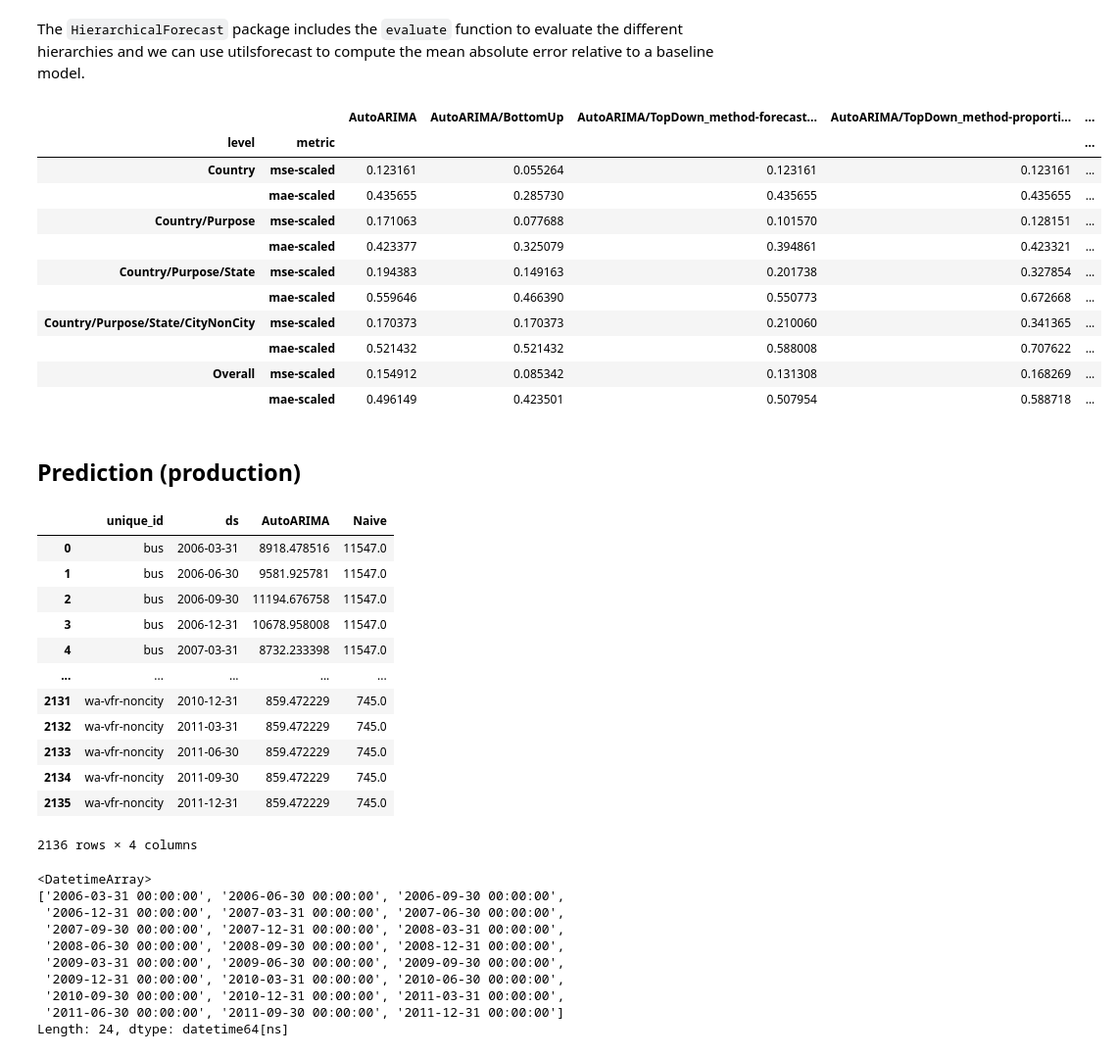
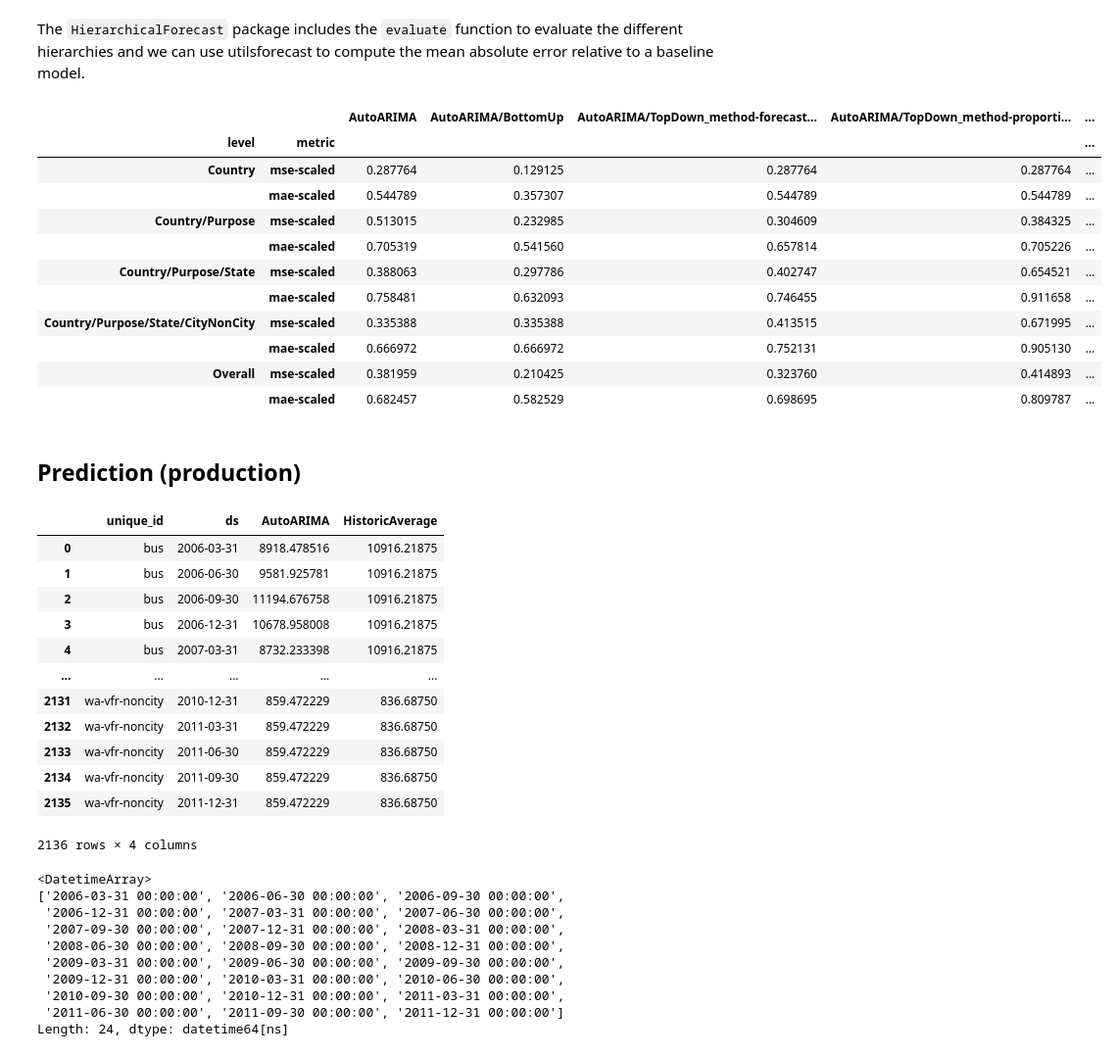
Before and after one commit to JhonaGo/BI-Tools, a Jupyter notebook: Hierarchical_Forecasting.ipynb, the cells around one changed output. Shown at 98% size. Drawn from its saved outputs; the diff is of its cells as text; code cells hidden in the pictures.

```diff
--- a/Hierarchical_Forecasting.ipynb
+++ b/Hierarchical_Forecasting.ipynb
@@ -102,6 +102,6 @@ from statsforecast.models import AutoARIMA, Naive
 # %%
 fcst = StatsForecast(
-    models=[AutoARIMA(season_length=group.seasonality), Naive()],
+    models=[AutoARIMA(season_length=group.seasonality), HistoricAverage()],
     freq="QE",
     n_jobs=-1
 )
@@ -145,50 +145,50 @@ from utilsforecast.losses import mse, mae
 # %%
 df = Y_rec_df.merge(Y_test_df, on=['unique_id', 'ds'])
 
 evaluation = evaluate(df = df,
                       tags = tags,
                       train_df = Y_train_df,
                       metrics = [mse,mae],
-                      benchmark="Naive")
+                      benchmark="HistoricAverage")
 
 evaluation.set_index(["level", "metric"]).filter(like="ARIMA", axis=1)
 # %% [output]
 |  |  | AutoARIMA | AutoARIMA/BottomUp | AutoARIMA/TopDown_method-forecast... | AutoARIMA/TopDown_method-proporti... | ... |
 | level | metric |  |  |  |  | ... |
-| Country | mse-scaled | 0.123161 | 0.055264 | 0.123161 | 0.123161 | ... |
-|  | mae-scaled | 0.435655 | 0.285730 | 0.435655 | 0.435655 | ... |
-| Country/Purpose | mse-scaled | 0.171063 | 0.077688 | 0.101570 | 0.128151 | ... |
-|  | mae-scaled | 0.423377 | 0.325079 | 0.394861 | 0.423321 | ... |
-| Country/Purpose/State | mse-scaled | 0.194383 | 0.149163 | 0.201738 | 0.327854 | ... |
-|  | mae-scaled | 0.559646 | 0.466390 | 0.550773 | 0.672668 | ... |
-| Country/Purpose/State/CityNonCity | mse-scaled | 0.170373 | 0.170373 | 0.210060 | 0.341365 | ... |
-|  | mae-scaled | 0.521432 | 0.521432 | 0.588008 | 0.707622 | ... |
-| Overall | mse-scaled | 0.154912 | 0.085342 | 0.131308 | 0.168269 | ... |
-|  | mae-scaled | 0.496149 | 0.423501 | 0.507954 | 0.588718 | ... |
+| Country | mse-scaled | 0.287764 | 0.129125 | 0.287764 | 0.287764 | ... |
+|  | mae-scaled | 0.544789 | 0.357307 | 0.544789 | 0.544789 | ... |
+| Country/Purpose | mse-scaled | 0.513015 | 0.232985 | 0.304609 | 0.384325 | ... |
+|  | mae-scaled | 0.705319 | 0.541560 | 0.657814 | 0.705226 | ... |
+| Country/Purpose/State | mse-scaled | 0.388063 | 0.297786 | 0.402747 | 0.654521 | ... |
+|  | mae-scaled | 0.758481 | 0.632093 | 0.746455 | 0.911658 | ... |
+| Country/Purpose/State/CityNonCity | mse-scaled | 0.335388 | 0.335388 | 0.413515 | 0.671995 | ... |
+|  | mae-scaled | 0.666972 | 0.666972 | 0.752131 | 0.905130 | ... |
+| Overall | mse-scaled | 0.381959 | 0.210425 | 0.323760 | 0.414893 | ... |
+|  | mae-scaled | 0.682457 | 0.582529 | 0.698695 | 0.809787 | ... |
 # %% [markdown]
 ## Prediction (production)
 # %%
 # predict 24 months laters
 fcst = StatsForecast(
-    models=[AutoARIMA(season_length=group.seasonality), Naive()],
+    models=[AutoARIMA(season_length=group.seasonality), HistoricAverage()],
     freq="QE",
     n_jobs=-1
 )
 pred = fcst.forecast(df=Y_train_df, h=24)
 pred
 # %% [output]
-|  | unique_id | ds | AutoARIMA | Naive |
-| 0 | bus | 2006-03-31 | 8918.478516 | 11547.0 |
-| 1 | bus | 2006-06-30 | 9581.925781 | 11547.0 |
-| 2 | bus | 2006-09-30 | 11194.676758 | 11547.0 |
-| 3 | bus | 2006-12-31 | 10678.958008 | 11547.0 |
-| 4 | bus | 2007-03-31 | 8732.233398 | 11547.0 |
+|  | unique_id | ds | AutoARIMA | HistoricAverage |
+| 0 | bus | 2006-03-31 | 8918.478516 | 10916.21875 |
+| 1 | bus | 2006-06-30 | 9581.925781 | 10916.21875 |
+| 2 | bus | 2006-09-30 | 11194.676758 | 10916.21875 |
+| 3 | bus | 2006-12-31 | 10678.958008 | 10916.21875 |
+| 4 | bus | 2007-03-31 | 8732.233398 | 10916.21875 |
 | ... | ... | ... | ... | ... |
-| 2131 | wa-vfr-noncity | 2010-12-31 | 859.472229 | 745.0 |
-| 2132 | wa-vfr-noncity | 2011-03-31 | 859.472229 | 745.0 |
-| 2133 | wa-vfr-noncity | 2011-06-30 | 859.472229 | 745.0 |
-| 2134 | wa-vfr-noncity | 2011-09-30 | 859.472229 | 745.0 |
-| 2135 | wa-vfr-noncity | 2011-12-31 | 859.472229 | 745.0 |
+| 2131 | wa-vfr-noncity | 2010-12-31 | 859.472229 | 836.68750 |
+| 2132 | wa-vfr-noncity | 2011-03-31 | 859.472229 | 836.68750 |
+| 2133 | wa-vfr-noncity | 2011-06-30 | 859.472229 | 836.68750 |
+| 2134 | wa-vfr-noncity | 2011-09-30 | 859.472229 | 836.68750 |
+| 2135 | wa-vfr-noncity | 2011-12-31 | 859.472229 | 836.68750 |
 2136 rows × 4 columns
 # %%
 # last date
```
Also changed, not shown: parts of 4 cells of this notebook.
